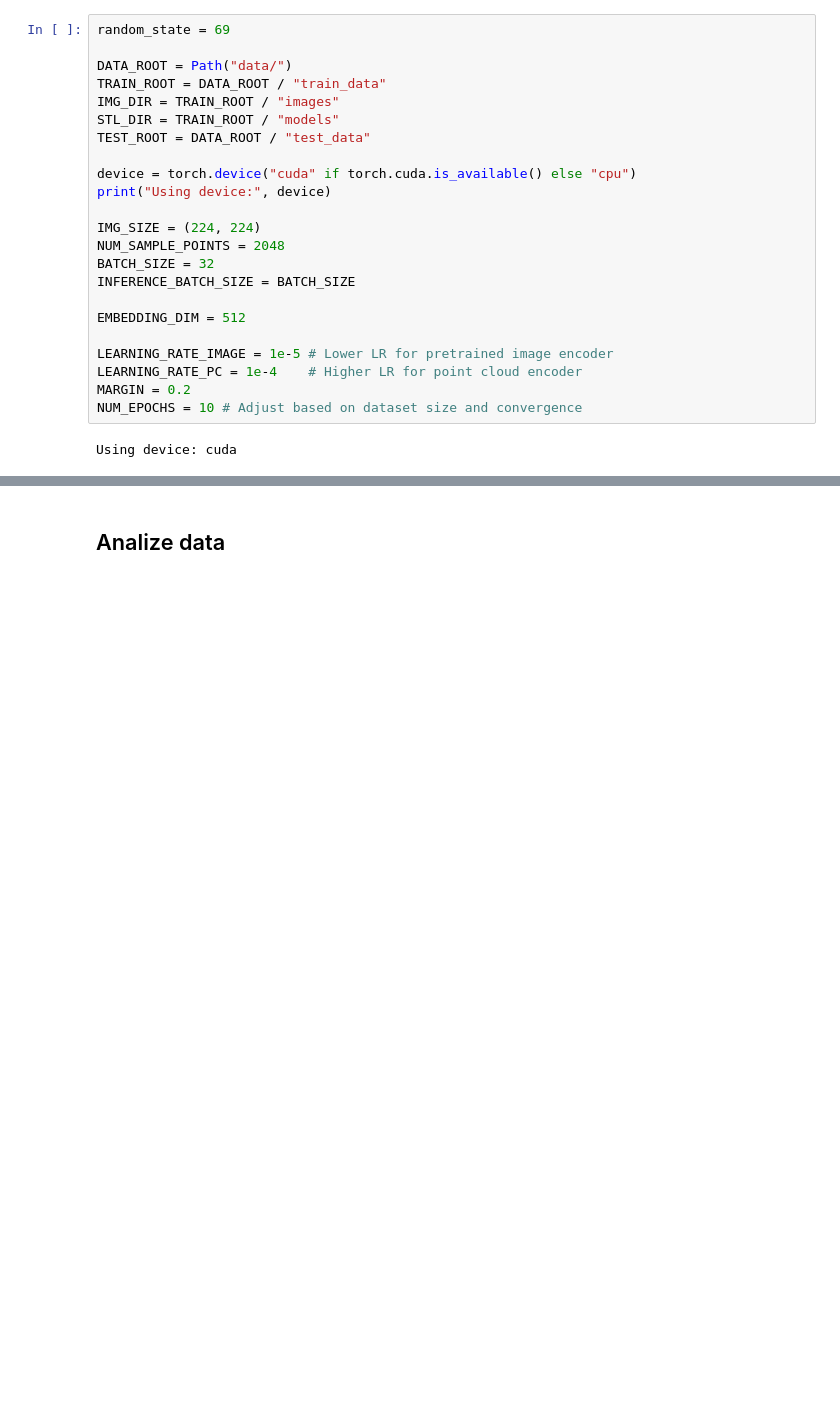
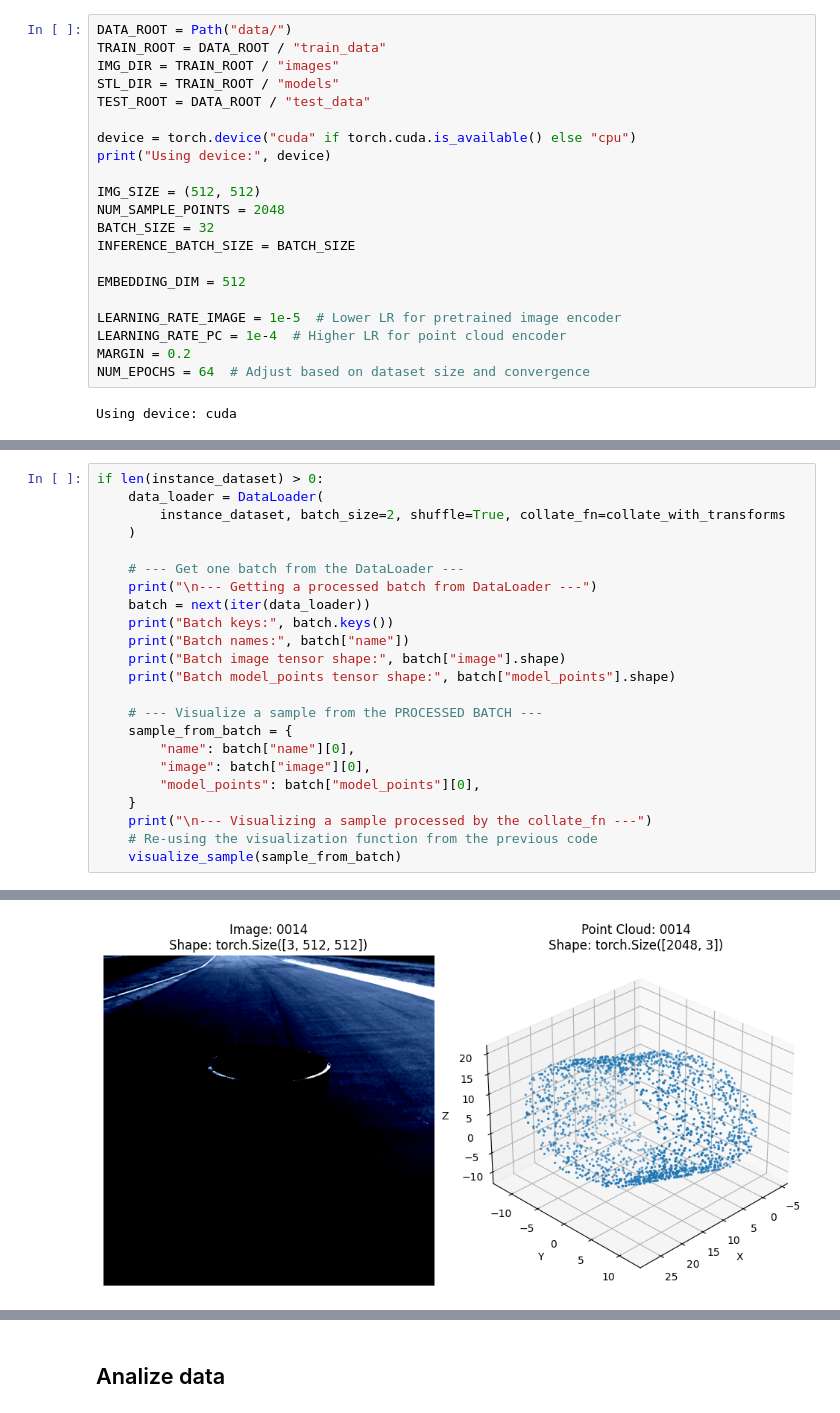
Before and after one commit to EZHOWWW/aiijc, a Jupyter notebook: main.ipynb, the cells around one changed output, grey strips where cells are left out. Saved outputs shown, nothing was run; the diff lists cells and outputs as text; blank space fills up the shorter version.

```diff
--- a/main.ipynb
+++ b/main.ipynb
@@ -36,6 +82,4 @@ import torch.optim as optim
 # %%
-random_state = 69
-
 DATA_ROOT = Path("data/")
 TRAIN_ROOT = DATA_ROOT / "train_data"
 IMG_DIR = TRAIN_ROOT / "images"
@@ -45,17 +89,17 @@ TEST_ROOT = DATA_ROOT / "test_data"
 device = torch.device("cuda" if torch.cuda.is_available() else "cpu")
 print("Using device:", device)
 
-IMG_SIZE = (224, 224)
+IMG_SIZE = (512, 512)
 NUM_SAMPLE_POINTS = 2048
 BATCH_SIZE = 32
 INFERENCE_BATCH_SIZE = BATCH_SIZE
 
 EMBEDDING_DIM = 512
 
-LEARNING_RATE_IMAGE = 1e-5 # Lower LR for pretrained image encoder
-LEARNING_RATE_PC = 1e-4    # Higher LR for point cloud encoder
+LEARNING_RATE_IMAGE = 1e-5  # Lower LR for pretrained image encoder
+LEARNING_RATE_PC = 1e-4  # Higher LR for point cloud encoder
 MARGIN = 0.2
-NUM_EPOCHS = 10 # Adjust based on dataset size and convergence
+NUM_EPOCHS = 64  # Adjust based on dataset size and convergence
 # %% [output]
 Using device: cuda
 # %% [markdown]
@@ -341,0 +1002,24 @@ Point cloud batch shape: torch.Size([32, 2048, 3])
+# %%
+if len(instance_dataset) > 0:
+    data_loader = DataLoader(
+        instance_dataset, batch_size=2, shuffle=True, collate_fn=collate_with_transforms
+    )
+
+    # --- Get one batch from the DataLoader ---
+    print("\n--- Getting a processed batch from DataLoader ---")
+    batch = next(iter(data_loader))
+    print("Batch keys:", batch.keys())
+    print("Batch names:", batch["name"])
+    print("Batch image tensor shape:", batch["image"].shape)
+    print("Batch model_points tensor shape:", batch["model_points"].shape)
+
+    # --- Visualize a sample from the PROCESSED BATCH ---
+    sample_from_batch = {
+        "name": batch["name"][0],
+        "image": batch["image"][0],
+        "model_points": batch["model_points"][0],
+    }
+    print("\n--- Visualizing a sample processed by the collate_fn ---")
+    # Re-using the visualization function from the previous code
+    visualize_sample(sample_from_batch)
+# %% [output]
@@ -341,0 +1034 @@ Point cloud batch shape: torch.Size([32, 2048, 3])
+[figure, added]
```
Also changed, not shown: parts of 38 cells of this notebook.
